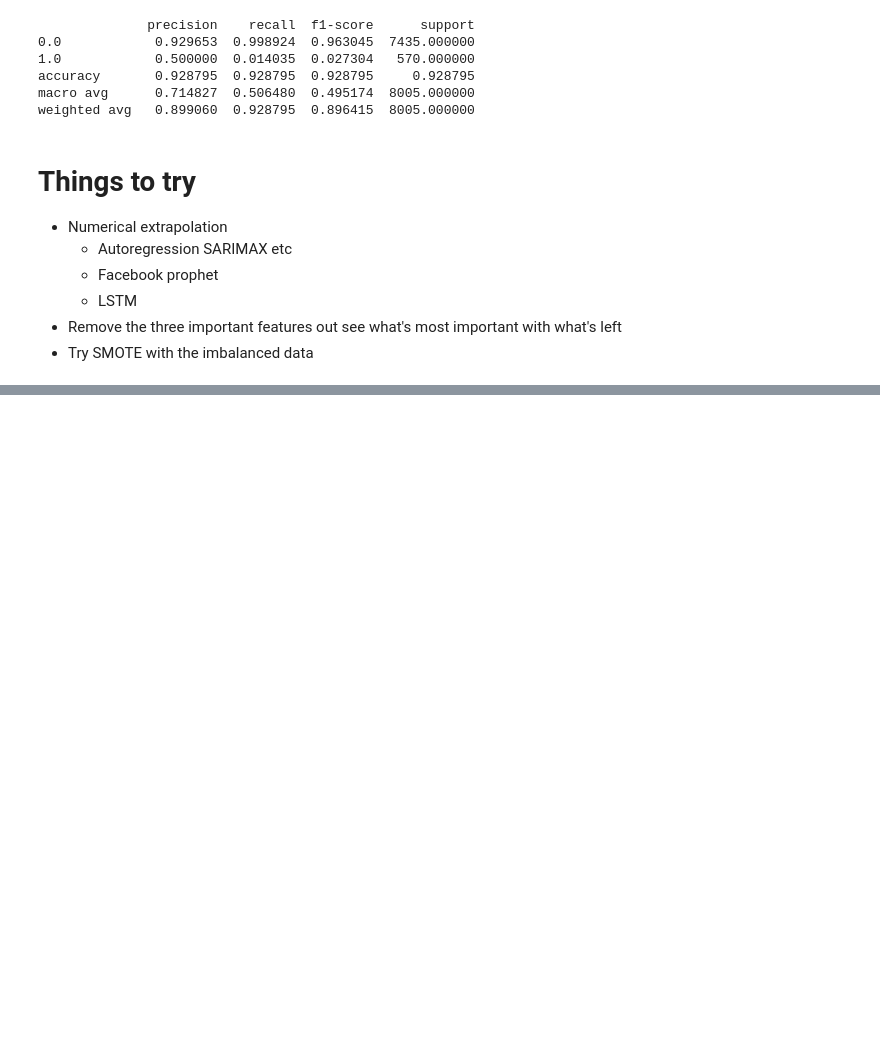
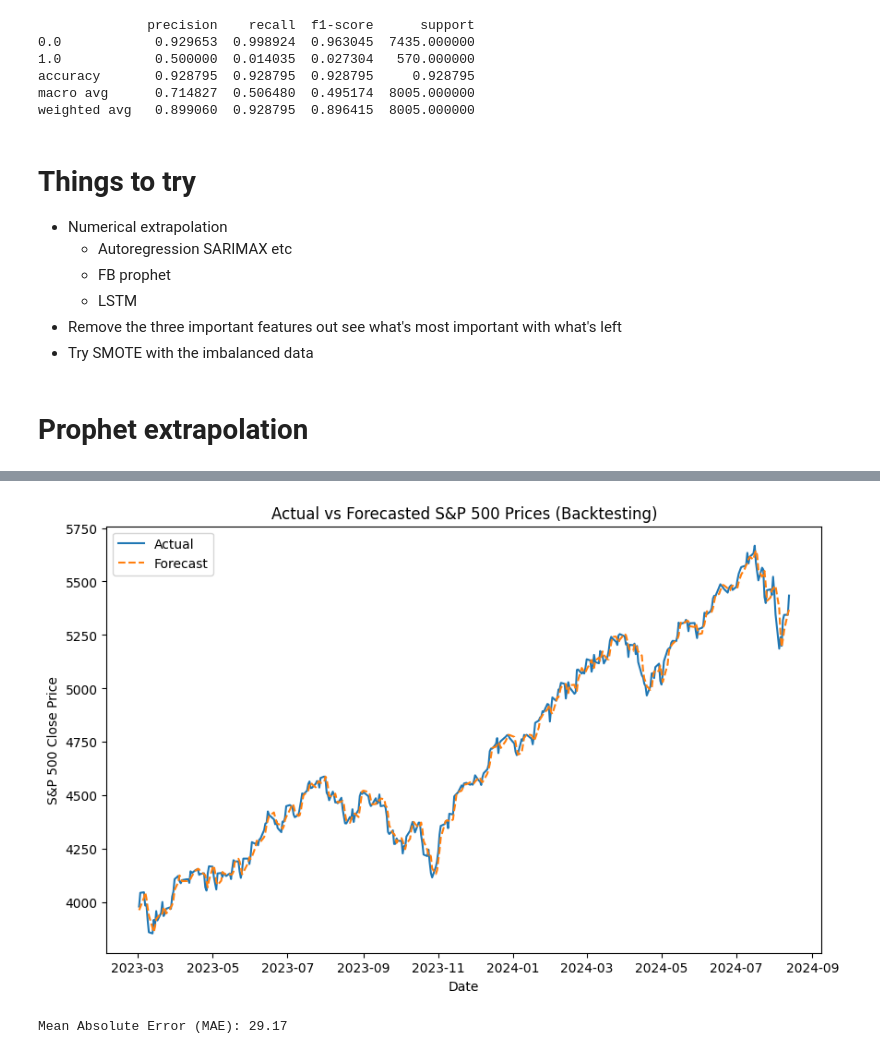
Before and after one commit to brayvid/trading-algorithm, a Jupyter notebook: sp500_forecast.ipynb, the cells around one changed output, grey strips where cells are left out. Saved outputs shown, nothing was run; the diff lists cells and outputs as text; code cells hidden in the pictures; blank space fills up the shorter version.

Commit message:
add prophet forecasting

```diff
--- a/sp500_forecast.ipynb
+++ b/sp500_forecast.ipynb
@@ -2495,7 +2495,9 @@ weighted avg   0.899060  0.928795  0.896415  8005.000000
 # Things to try
 - Numerical extrapolation
   - Autoregression SARIMAX etc
-  - Facebook prophet
+  - FB prophet
   - LSTM
 - Remove the three important features out see what's most important with what's left
 - Try SMOTE with the imbalanced data
+# %% [markdown]
+# Prophet extrapolation
@@ -2501,0 +2506,72 @@ weighted avg   0.899060  0.928795  0.896415  8005.000000
+# %%
+import yfinance as yf
+import pandas as pd
+from prophet import Prophet
+import matplotlib.pyplot as plt
+from sklearn.metrics import mean_absolute_error
+
+# Download S&P500 (^GSPC) price history
+data = yf.Ticker("^GSPC").history(period="max")
+
+# Basic preprocessing
+data = data.reset_index()  # Reset index to move Date from index to column
+data = data[['Date', 'Close']]  # Use only Date and Close columns
+data = data.rename(columns={'Date': 'ds', 'Close': 'y'})  # Rename columns to fit Prophet's expectations
+
+# Convert the 'ds' column to be timezone-naive
+data['ds'] = data['ds'].dt.tz_localize(None)
+
+# Define derived features based on different horizons
+horizons = [2, 5, 60, 250, 1000]
+new_predictors = []
+
+for horizon in horizons:
+    # Apply rolling to the 'y' column only
+    rolling_averages = data['y'].rolling(horizon).mean()
+    ratio_column = f'Close_Ratio_{horizon}'
+    data[ratio_column] = data['y'] / rolling_averages
+    trend_column = f'Trend_{horizon}'
+    data[trend_column] = data['y'].shift(1).rolling(horizon).sum()
+    new_predictors += [ratio_column, trend_column]
+
+# Drop any remaining NaNs due to rolling calculations
+data.dropna(inplace=True)
+
+# Set up backtesting
+backtest_days = 365  # Set the number of days for backtesting
+train_data = data.iloc[:-backtest_days]
+test_data = data.iloc[-backtest_days:]
+
+# Create and fit the Prophet model
+model = Prophet()
+
+# Add derived feature regressors to the model
+for predictor in new_predictors:
+    model.add_regressor(predictor)
+
+model.fit(train_data)
+
+# Make predictions on the test set
+forecast = model.predict(test_data)
+
+# Ensure the forecast is aligned with the test data
+forecast = forecast[['ds', 'yhat']].set_index('ds')
+test_data = test_data.set_index('ds')
+
+# Align forecast with test data
+results = test_data[['y']].join(forecast)
+
+# Plot the actual vs predicted values on the test set
+plt.figure(figsize=(10, 6))
+plt.plot(results.index, results['y'], label='Actual')
+plt.plot(results.index, results['yhat'], label='Forecast', linestyle='--')
+plt.title('Actual vs Forecasted S&P 500 Prices (Backtesting)')
+plt.xlabel('Date')
+plt.ylabel('S&P 500 Close Price')
+plt.legend()
+plt.show()
+
+# Evaluate the model performance using metrics such as Mean Absolute Error (MAE)
+mae = mean_absolute_error(results['y'], results['yhat'])
+print(f'Mean Absolute Error (MAE): {mae:.2f}')
+# %% [output]
@@ -2501,0 +2588,2 @@ weighted avg   0.899060  0.928795  0.896415  8005.000000
+[figure, added]
+Mean Absolute Error (MAE): 29.17
```
Also changed, not shown: parts of 8 cells of this notebook.
